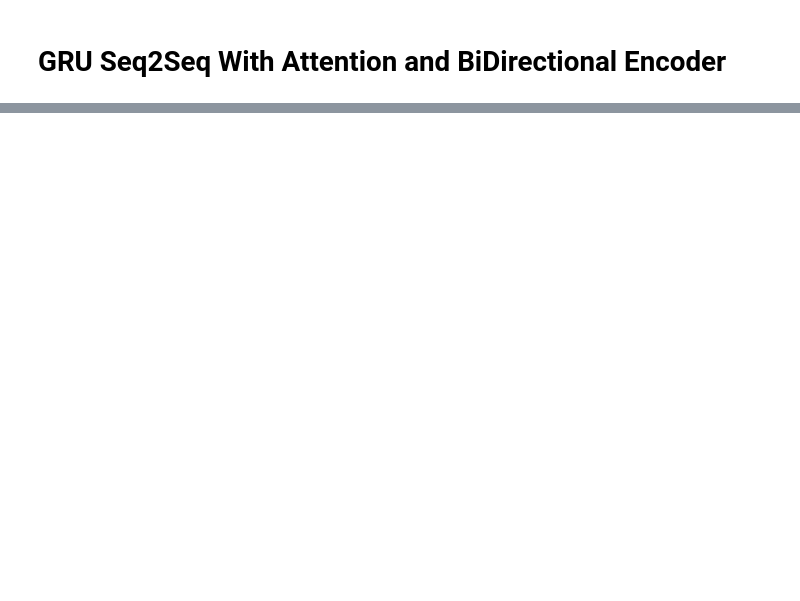
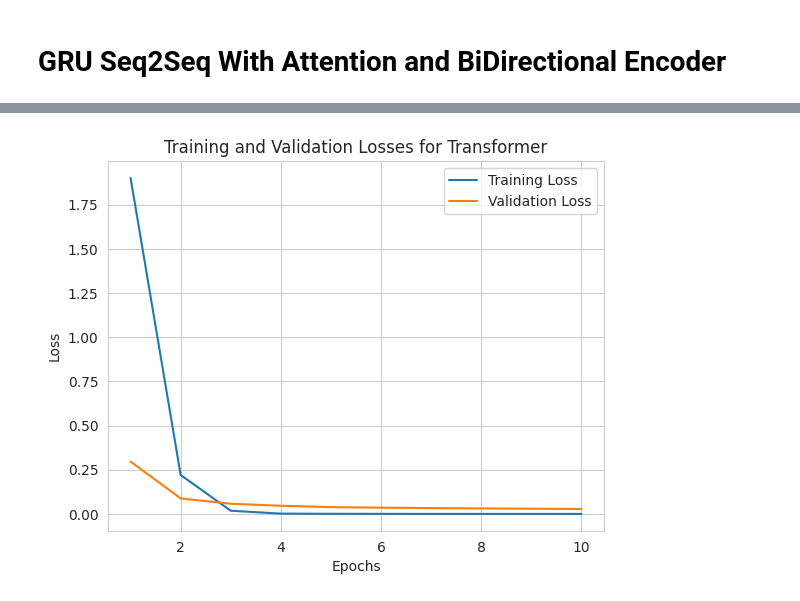
Before and after one commit to Rafkat/NaturalLanguageProcessingTasks, a Jupyter notebook: text_summarization/abstractive/abstractive_summarization.ipynb, the cells around one changed output, grey strips where cells are left out. Drawn from its saved outputs; the diff is of its cells as text; code cells hidden in the pictures; blank space fills up the shorter version.

Commit message:
trained again

```diff
--- a/text_summarization/abstractive/abstractive_summarization.ipynb
+++ b/text_summarization/abstractive/abstractive_summarization.ipynb
@@ -223,13 +313,13 @@ val_loader = DataLoader(val_data, batch_size=512, shuffle=True)
 # %%
 def accuracy(outputs, targets):
-    flattened_outputs = outputs[:, 1:, :].argmax(dim=-1).flatten()
+    flattened_outputs = outputs.argmax(dim=-1).flatten()
     flattened_targets = targets[:, 1:].flatten()
     accuracies = flattened_outputs.eq(flattened_targets)
     mask = torch.logical_not(flattened_outputs.eq(0))
     accuracies = torch.logical_and(mask, accuracies)
     return (accuracies.sum() / mask.sum()).item()
 # %%
-def train_and_validate(model_, optimizer_, criterion_, train_loader_, val_loader_, epochs_, device_):
+def train_and_validate(model_, optimizer_, criterion_, train_loader_, val_loader_, epochs_, device_, model_type='rnn'):
     train_losses, val_losses, val_accs = [], [], []
 
     for epoch in range(epochs_):
@@ -237,11 +327,12 @@ def train_and_validate(model_, optimizer_, criterion_, train_loader_, val_loader
         total_train_loss = 0
         for (inputs, targets) in train_loader_:
             inputs, targets = inputs.to(device_), targets.to(device_)
-            outputs = model_(inputs, targets)
-            loss = criterion_(outputs[:, 1:, :].flatten(start_dim=0, end_dim=1), targets[:, 1:].flatten())
+            outputs = model_(inputs, targets[:, :-1])
+            loss = criterion_(outputs.flatten(start_dim=0, end_dim=1), targets[:, 1:].flatten())
             total_train_loss += loss.item()
             optimizer_.zero_grad()
             loss.backward()
+            torch.nn.utils.clip_grad_norm_(model_.parameters(), 1.0)
             optimizer_.step()
 
         model_.eval()
@@ -250,8 +341,11 @@ def train_and_validate(model_, optimizer_, criterion_, train_loader_, val_loader
         with torch.no_grad():
             for (inputs, targets) in val_loader_:
                 inputs, targets = inputs.to(device_), targets.to(device_)
-                outputs = model_(inputs, targets, 0)
-                loss = criterion_(outputs[:, 1:, :].flatten(start_dim=0, end_dim=1), targets[:, 1:].flatten())
+                if model_type == 'transformer':
+                    outputs = model_(inputs, targets[:, :-1])
+                else:
+                    outputs = model_(inputs, targets[:, :-1], 0)
+                loss = criterion_(outputs.flatten(start_dim=0, end_dim=1), targets[:, 1:].flatten())
                 total_val_loss += loss.item()
                 total_val_acc += accuracy(outputs, targets)
 
@@ -605,0 +856,23 @@ for i in range(len(x_val)):
+# %%
+epochs = 10
+embedding_dim = 400
+hidden_dim = 512
+enc_layers = 1
+dec_layers = 1
+enc_vocab_size = x_voc_size
+dec_vocab_size = y_voc_size
+
+device = torch.device('cuda' if torch.cuda.is_available() else 'cpu')
+model = Transformer(enc_vocab_size=enc_vocab_size,
+                    dec_vocab_size=dec_vocab_size,
+                    enc_len_seq=max_len_text,
+                    dec_len_seq=max_len_summary - 1,
+                    embedding_dim=embedding_dim,
+                    enc_depth=enc_layers,
+                    dec_depth=dec_layers).to(device)
+optimizer = torch.optim.Adam(model.parameters(), lr=1e-3)
+criterion = torch.nn.CrossEntropyLoss(ignore_index=0)
+# %%
+print('Transformer Start Training:')
+transformer_train_losses, transformer_val_losses, transformer_val_accs = train_and_validate(model, optimizer, criterion, train_loader,
+                                                                    val_loader, epochs, device, model_type='transformer')
@@ -605,0 +891,4 @@ for i in range(len(x_val)):
+# %%
+plot_losses('Transformer', transformer_train_losses, transformer_val_losses, epochs)
+# %% [output]
+[figure, added]
```
Also changed, not shown: parts of 58 cells of this notebook, 4 other files.
